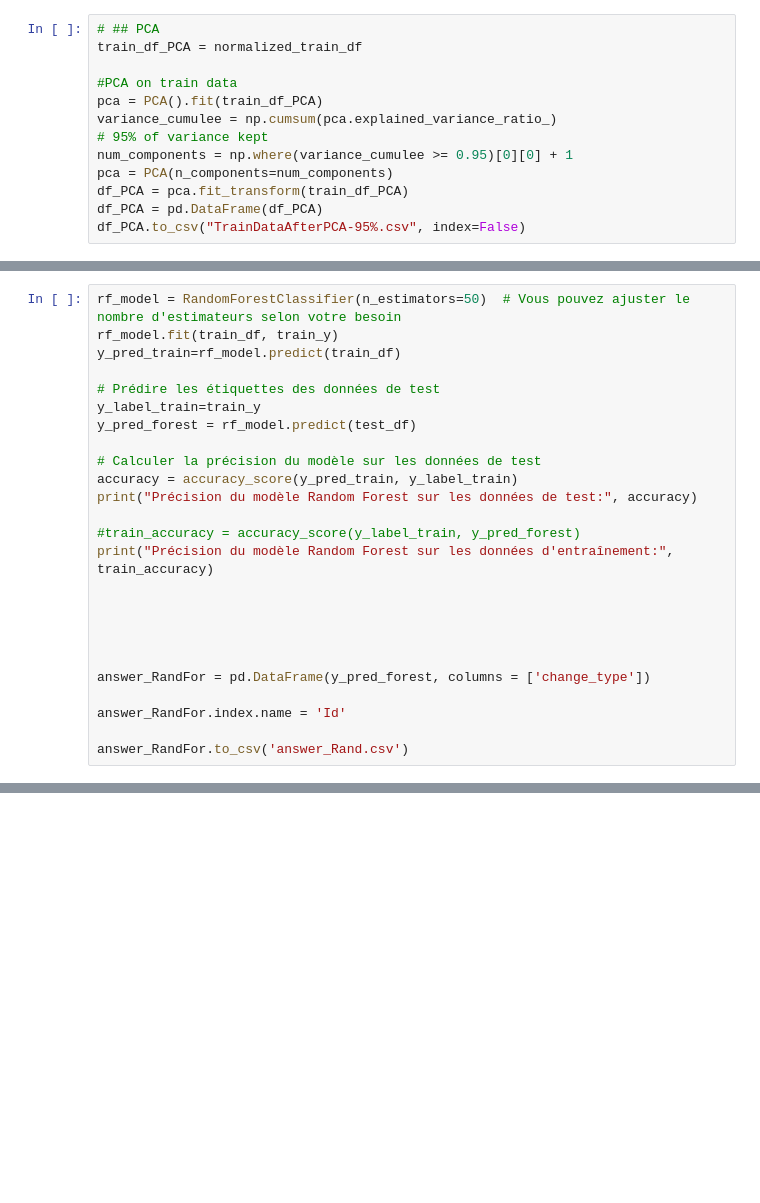
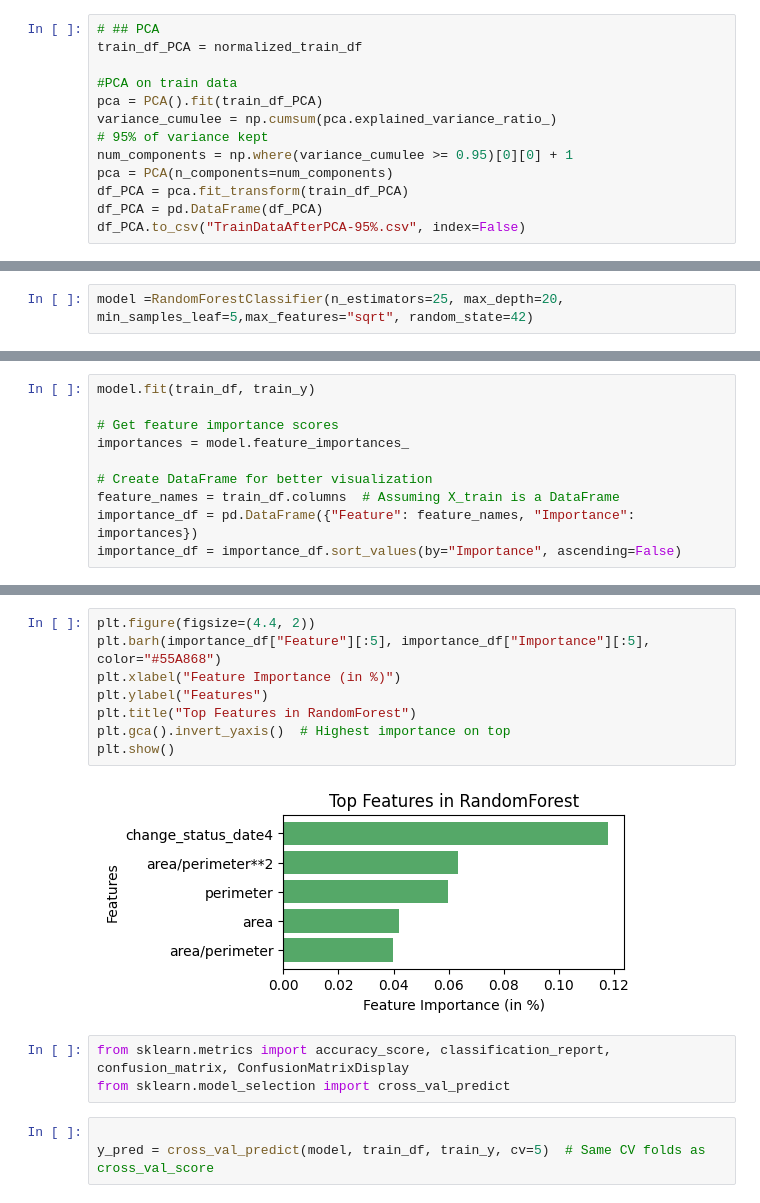
Before and after one commit to samuelmoyal/Construction-Area-Detection, a Jupyter notebook: projet_kaggle_notebook.ipynb, the cells around one changed output, grey strips where cells are left out. Cells and saved outputs as stored; diff of their text form; blank space fills up the shorter version.

```diff
--- a/projet_kaggle_notebook.ipynb
+++ b/projet_kaggle_notebook.ipynb
@@ -321,2 +405,4 @@ answer_SVM.index.name = 'Id'
 answer_SVM.to_csv('answer.csv')
+# %%
+model =RandomForestClassifier(n_estimators=25, max_depth=20, min_samples_leaf=5,max_features="sqrt", random_state=42)
 # %%
@@ -344,25 +418,10 @@ print("Score moyen de validation croisée:", mean_score)
-# %%
-rf_model = RandomForestClassifier(n_estimators=50)  # Vous pouvez ajuster le nombre d'estimateurs selon votre besoin
-rf_model.fit(train_df, train_y)
-y_pred_train=rf_model.predict(train_df)
-
-# Prédire les étiquettes des données de test
-y_label_train=train_y
-y_pred_forest = rf_model.predict(test_df)
-
-# Calculer la précision du modèle sur les données de test
-accuracy = accuracy_score(y_pred_train, y_label_train)
-print("Précision du modèle Random Forest sur les données de test:", accuracy)
-
-#train_accuracy = accuracy_score(y_label_train, y_pred_forest)
-print("Précision du modèle Random Forest sur les données d'entraînement:", train_accuracy)
-
-
-
-
-
-answer_RandFor = pd.DataFrame(y_pred_forest, columns = ['change_type'])
-
-answer_RandFor.index.name = 'Id'
-
-answer_RandFor.to_csv('answer_Rand.csv')
+# %%
+model.fit(train_df, train_y)
+
+# Get feature importance scores
+importances = model.feature_importances_
+
+# Create DataFrame for better visualization
+feature_names = train_df.columns  # Assuming X_train is a DataFrame
+importance_df = pd.DataFrame({"Feature": feature_names, "Importance": importances})
+importance_df = importance_df.sort_values(by="Importance", ascending=False)
@@ -368,0 +440,16 @@ answer_RandFor.to_csv('answer_Rand.csv')
+# %%
+plt.figure(figsize=(4.4, 2))
+plt.barh(importance_df["Feature"][:5], importance_df["Importance"][:5], color="#55A868")
+plt.xlabel("Feature Importance (in %)")
+plt.ylabel("Features")
+plt.title("Top Features in RandomForest")
+plt.gca().invert_yaxis()  # Highest importance on top
+plt.show()
+# %% [output]
+[figure, added]
+# %%
+from sklearn.metrics import accuracy_score, classification_report, confusion_matrix, ConfusionMatrixDisplay
+from sklearn.model_selection import cross_val_predict
+# %%
+
+y_pred = cross_val_predict(model, train_df, train_y, cv=5)  # Same CV folds as cross_val_score
```
Also changed, not shown: parts of 32 cells of this notebook, 1 other file.
